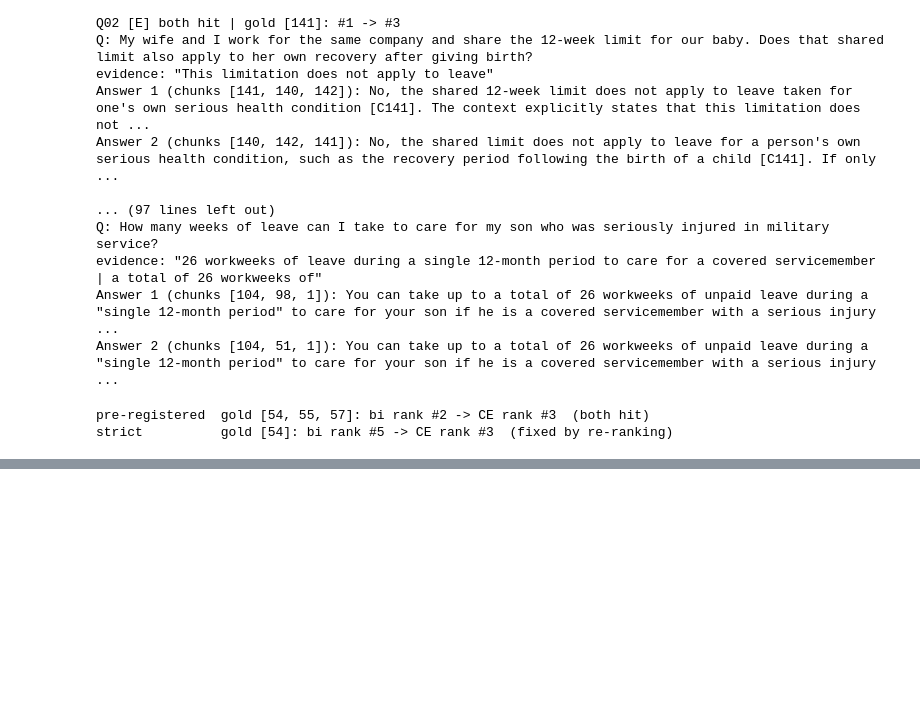
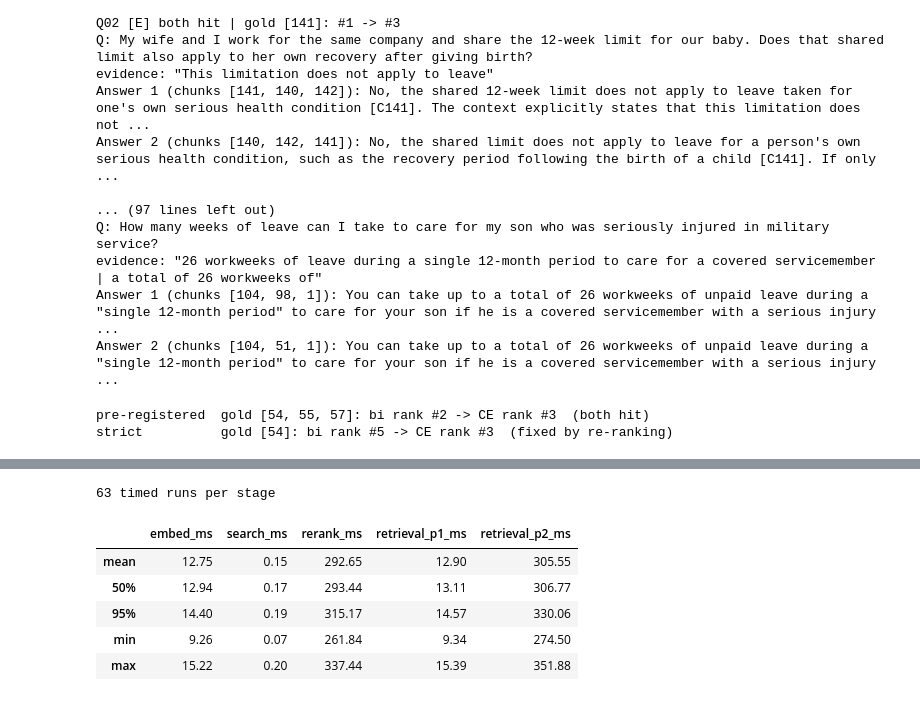
Before and after one commit to Sathviktr/RAG_LMA, a Jupyter notebook: rag_baseline_vs_rerank.ipynb, the cells around one changed output, grey strips where cells are left out. Saved outputs shown, nothing was run; the diff lists cells and outputs as text; code cells hidden in the pictures; blank space fills up the shorter version.

```diff
--- a/rag_baseline_vs_rerank.ipynb
+++ b/rag_baseline_vs_rerank.ipynb
@@ -1302,0 +1318,32 @@ strict          gold [54]: bi rank #5 -> CE rank #3  (fixed by re-ranking)
+# %%
+def time_stages(question, k=10):
+    """Time the local stages of both pipelines for one question (milliseconds)."""
+    t0 = time.perf_counter()
+    q_vec = bi_encoder.encode([question], normalize_embeddings=True)          # 1. query embedding
+    t1 = time.perf_counter()
+    _, ids = index.search(q_vec, k)                                           # 2. vector search
+    t2 = time.perf_counter()
+    pairs = [(question, text) for text in chunks["text"].iloc[ids[0]]]
+    cross_encoder.predict(pairs, show_progress_bar=False)                     # 3. re-ranking (Pipeline 2)
+    t3 = time.perf_counter()
+    return {"embed_ms": 1000 * (t1 - t0), "search_ms": 1000 * (t2 - t1), "rerank_ms": 1000 * (t3 - t2)}
+
+
+test_questions = [item["question"] for item in TEST_SET]
+for q in test_questions[:5]:                       # warm-up: not recorded
+    time_stages(q)
+
+ROUNDS = 3
+stage_times = pd.DataFrame([{"question": q, **time_stages(q)} for _ in range(ROUNDS) for q in test_questions])
+stage_times["retrieval_p1_ms"] = stage_times["embed_ms"] + stage_times["search_ms"]
+stage_times["retrieval_p2_ms"] = stage_times["retrieval_p1_ms"] + stage_times["rerank_ms"]
+print(f"{len(stage_times)} timed runs per stage")
+stage_times.describe(percentiles=[0.5, 0.95]).round(2).loc[["mean", "50%", "95%", "min", "max"]]
+# %% [output]
+63 timed runs per stage
+|  | embed_ms | search_ms | rerank_ms | retrieval_p1_ms | retrieval_p2_ms |
+| mean | 12.75 | 0.15 | 292.65 | 12.90 | 305.55 |
+| 50% | 12.94 | 0.17 | 293.44 | 13.11 | 306.77 |
+| 95% | 14.40 | 0.19 | 315.17 | 14.57 | 330.06 |
+| min | 9.26 | 0.07 | 261.84 | 9.34 | 274.50 |
+| max | 15.22 | 0.20 | 337.44 | 15.39 | 351.88 |
```
Also changed, not shown: parts of 7 cells of this notebook, 5 other files.
